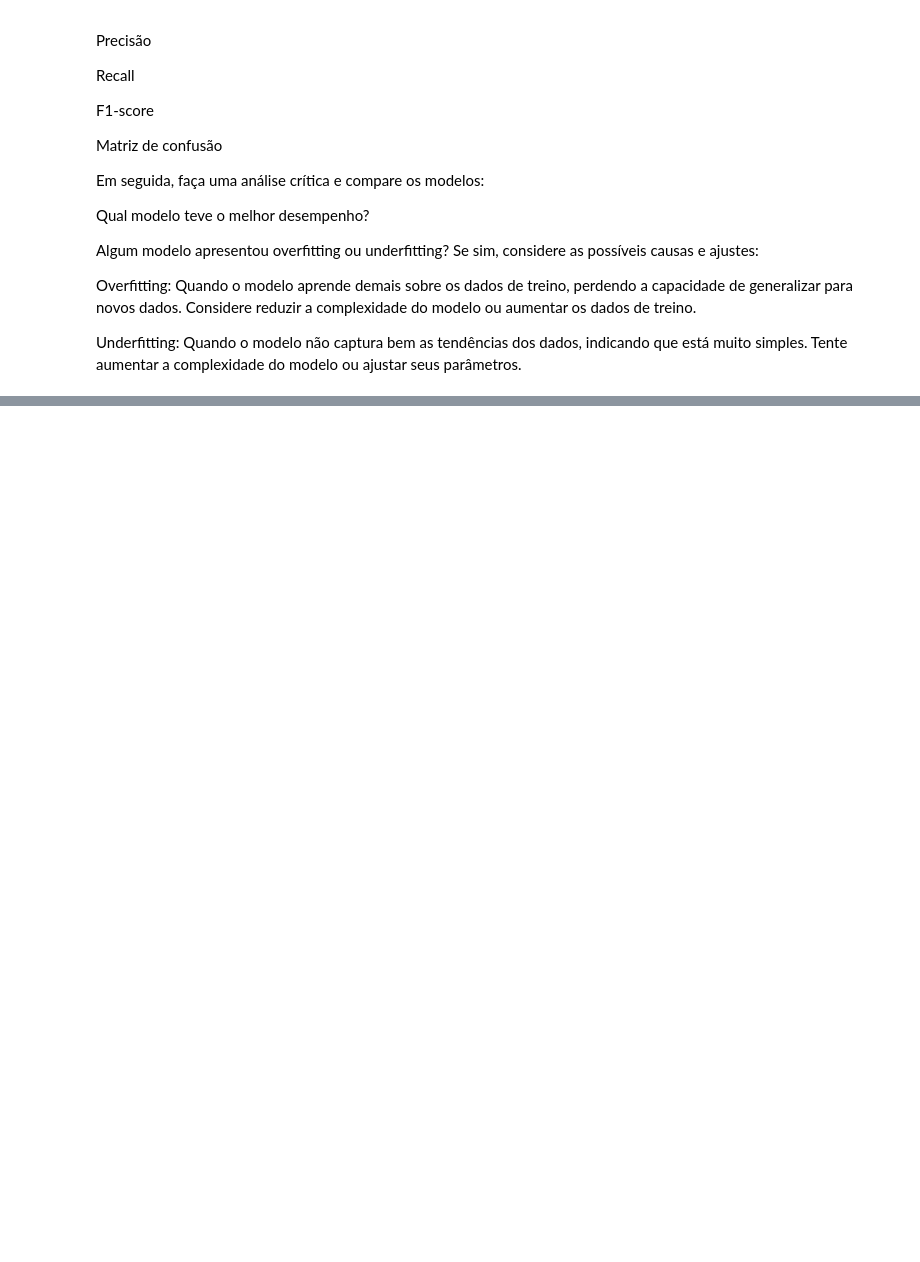
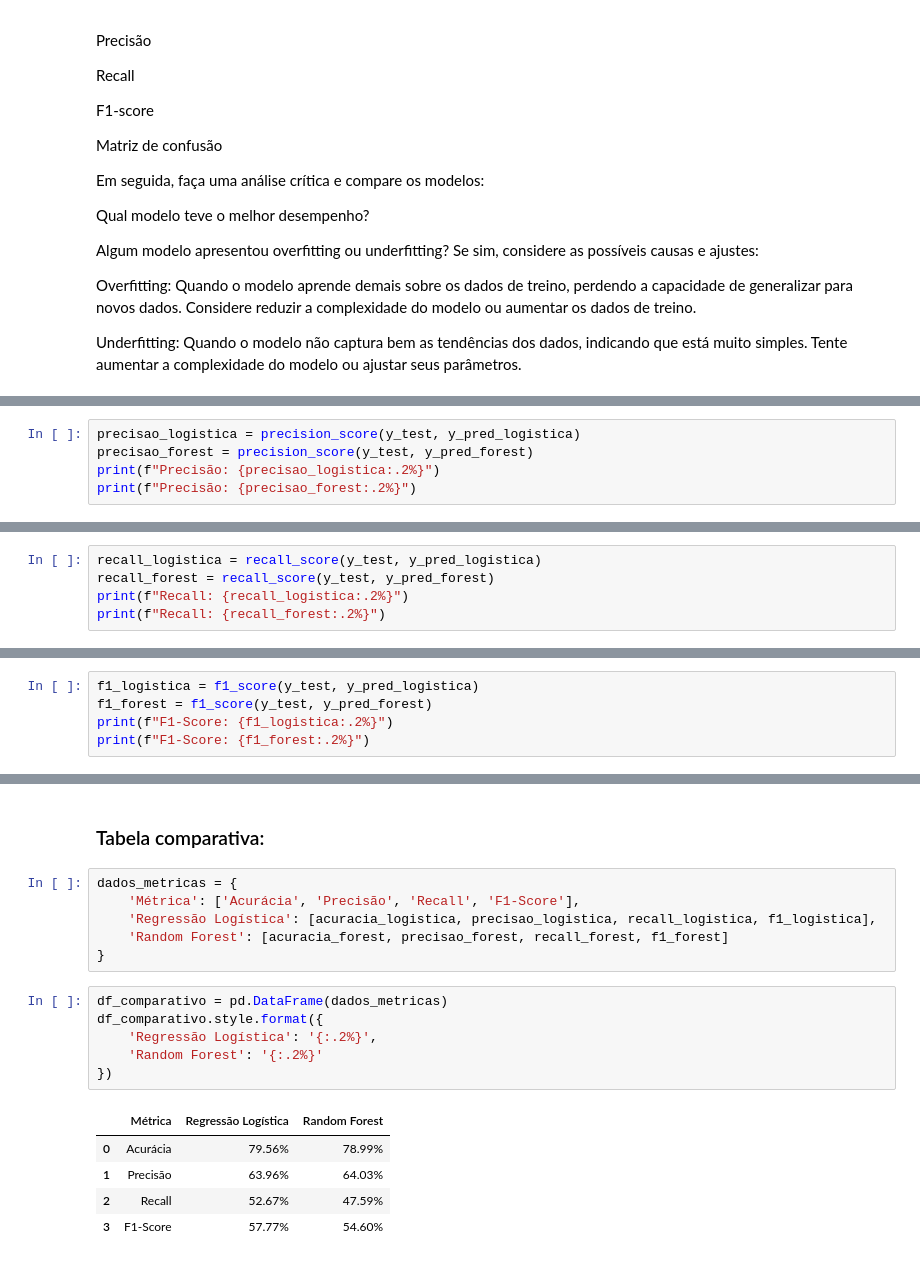
Before and after one commit to alexandrebarbosa-dev/Desafio-Telecom-X-Parte-2-Prevendo-Churn, a Jupyter notebook: Desafio_Telecom_X_–_Parte_2_Prevendo_Churn.ipynb, the cells around one changed output, grey strips where cells are left out. Saved outputs shown, nothing was run; the diff lists cells and outputs as text; blank space fills up the shorter version.

```diff
--- a/Desafio_Telecom_X_–_Parte_2_Prevendo_Churn.ipynb
+++ b/Desafio_Telecom_X_–_Parte_2_Prevendo_Churn.ipynb
@@ -546,0 +560,5 @@ Underfitting: Quando o modelo não captura bem as tendências dos dados, indican
+# %%
+precisao_logistica = precision_score(y_test, y_pred_logistica)
+precisao_forest = precision_score(y_test, y_pred_forest)
+print(f"Precisão: {precisao_logistica:.2%}")
+print(f"Precisão: {precisao_forest:.2%}")
@@ -546,0 +568,5 @@ Underfitting: Quando o modelo não captura bem as tendências dos dados, indican
+# %%
+recall_logistica = recall_score(y_test, y_pred_logistica)
+recall_forest = recall_score(y_test, y_pred_forest)
+print(f"Recall: {recall_logistica:.2%}")
+print(f"Recall: {recall_forest:.2%}")
@@ -546,0 +576,5 @@ Underfitting: Quando o modelo não captura bem as tendências dos dados, indican
+# %%
+f1_logistica = f1_score(y_test, y_pred_logistica)
+f1_forest = f1_score(y_test, y_pred_forest)
+print(f"F1-Score: {f1_logistica:.2%}")
+print(f"F1-Score: {f1_forest:.2%}")
@@ -546,0 +621,20 @@ Underfitting: Quando o modelo não captura bem as tendências dos dados, indican
+# %% [markdown]
+### Tabela comparativa:
+# %%
+dados_metricas = {
+    'Métrica': ['Acurácia', 'Precisão', 'Recall', 'F1-Score'],
+    'Regressão Logística': [acuracia_logistica, precisao_logistica, recall_logistica, f1_logistica],
+    'Random Forest': [acuracia_forest, precisao_forest, recall_forest, f1_forest]
+}
+# %%
+df_comparativo = pd.DataFrame(dados_metricas)
+df_comparativo.style.format({
+    'Regressão Logística': '{:.2%}',
+    'Random Forest': '{:.2%}'
+})
+# %% [output]
+|  | Métrica | Regressão Logística | Random Forest |
+| 0 | Acurácia | 79.56% | 78.99% |
+| 1 | Precisão | 63.96% | 64.03% |
+| 2 | Recall | 52.67% | 47.59% |
+| 3 | F1-Score | 57.77% | 54.60% |
```
Also changed, not shown: parts of 23 cells of this notebook.
